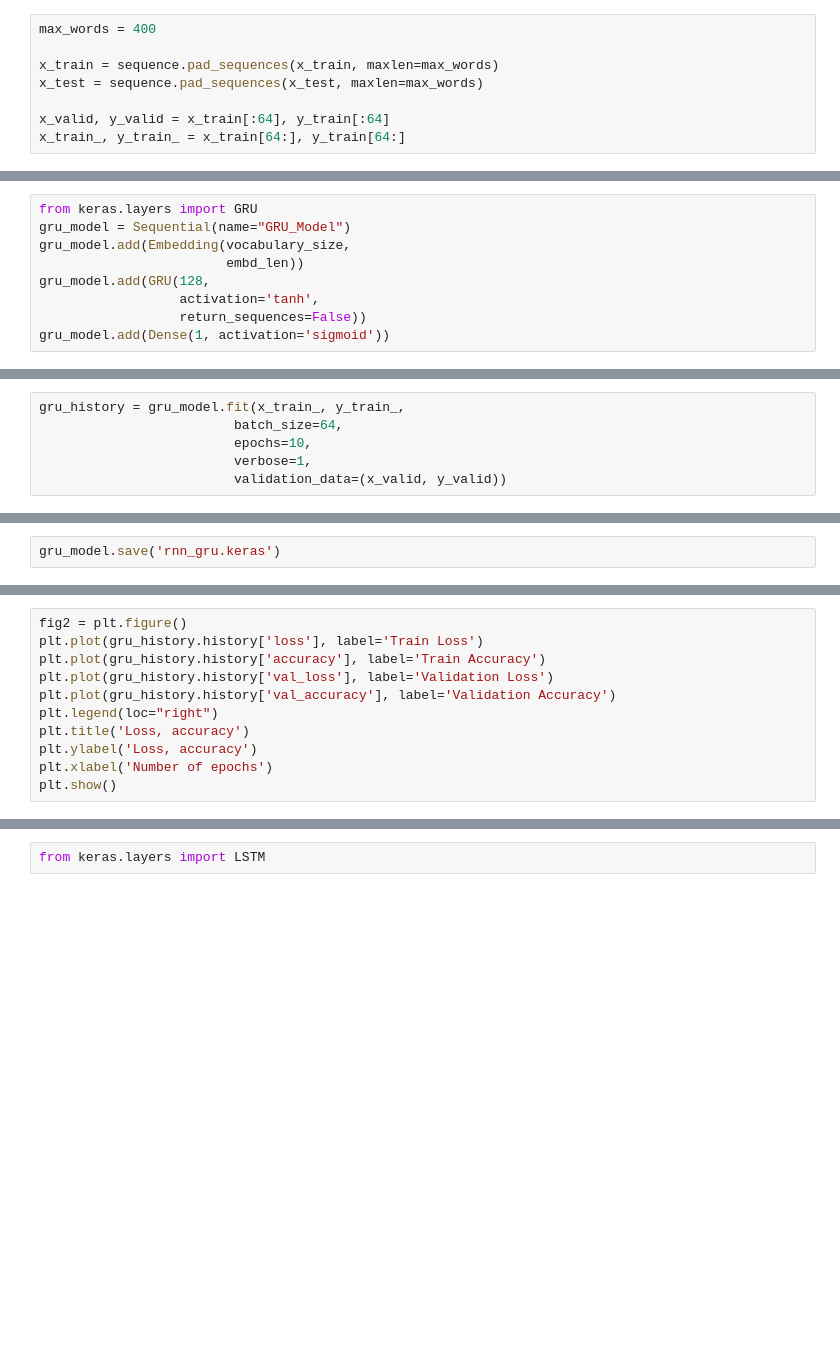
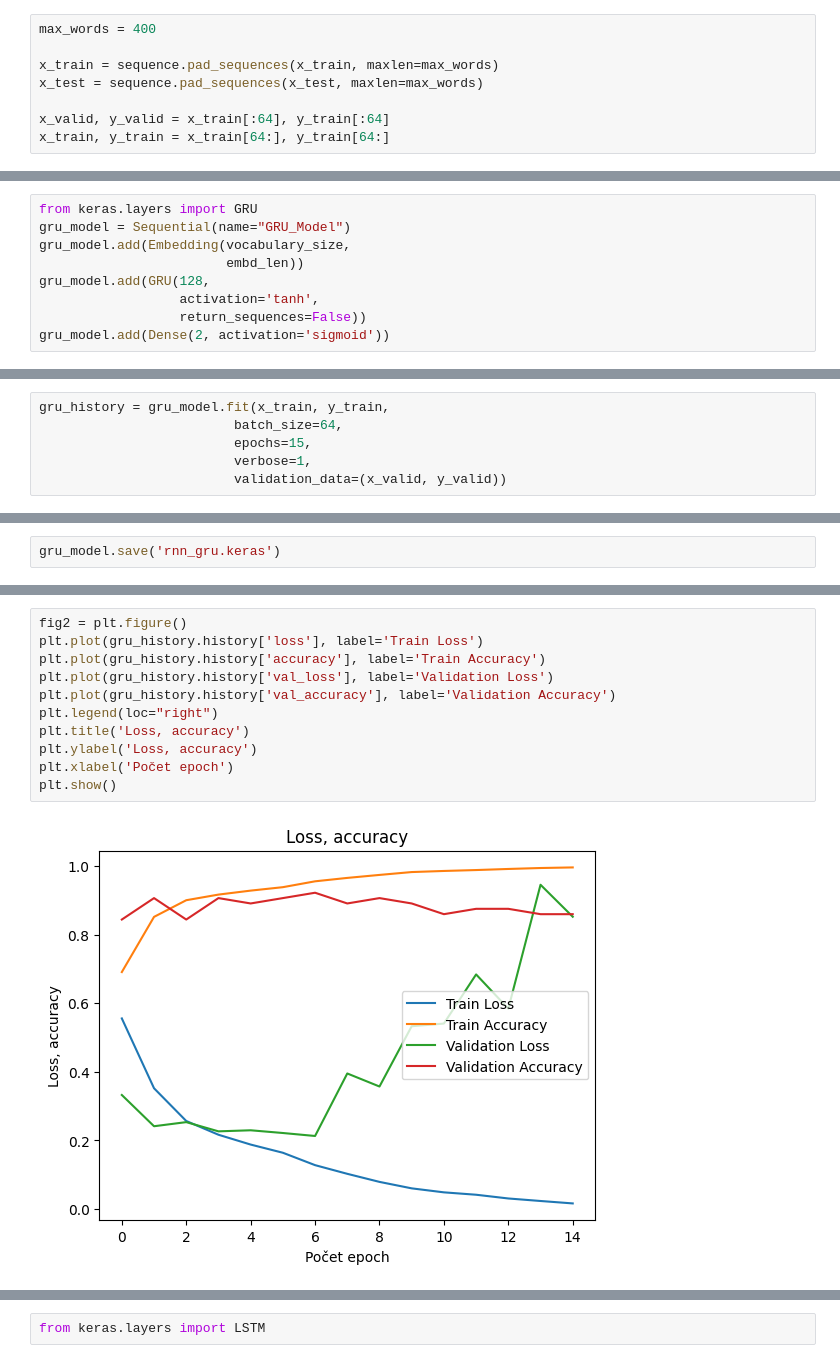
Before and after one commit to Pozdilek-Martin/BMLAI, a Jupyter notebook: 12_RNN/12_C_klasifikace_textu.ipynb, the cells around one changed output, grey strips where cells are left out. Drawn from its saved outputs; the diff is of its cells as text; blank space fills up the shorter version.

```diff
--- a/12_RNN/12_C_klasifikace_textu.ipynb
+++ b/12_RNN/12_C_klasifikace_textu.ipynb
@@ -73,4 +87,4 @@ x_train = sequence.pad_sequences(x_train, maxlen=max_words)
 x_test = sequence.pad_sequences(x_test, maxlen=max_words)
 
 x_valid, y_valid = x_train[:64], y_train[:64]
-x_train_, y_train_ = x_train[64:], y_train[64:]
+x_train, y_train = x_train[64:], y_train[64:]
@@ -202,7 +324,7 @@ gru_model.add(Embedding(vocabulary_size,
 gru_model.add(GRU(128,
                   activation='tanh',
                   return_sequences=False))
-gru_model.add(Dense(1, activation='sigmoid'))
+gru_model.add(Dense(2, activation='sigmoid'))
 # %% [markdown]
 Zobrazení struktury sítě
 # %%
@@ -216,8 +352,8 @@ gru_model.compile(
     metrics=['accuracy']
 )
 # %%
-gru_history = gru_model.fit(x_train_, y_train_,
+gru_history = gru_model.fit(x_train, y_train,
                          batch_size=64,
-                         epochs=10,
+                         epochs=15,
                          verbose=1,
                          validation_data=(x_valid, y_valid))
@@ -234,11 +384,13 @@ Zobrazení historie učení
 # %%
 fig2 = plt.figure()
 plt.plot(gru_history.history['loss'], label='Train Loss')
 plt.plot(gru_history.history['accuracy'], label='Train Accuracy')
 plt.plot(gru_history.history['val_loss'], label='Validation Loss')
 plt.plot(gru_history.history['val_accuracy'], label='Validation Accuracy')
 plt.legend(loc="right")
 plt.title('Loss, accuracy')
 plt.ylabel('Loss, accuracy')
-plt.xlabel('Number of epochs')
+plt.xlabel('Počet epoch')
 plt.show()
+# %% [output]
+[figure, added]
```
Also changed, not shown: parts of 118 cells of this notebook.
